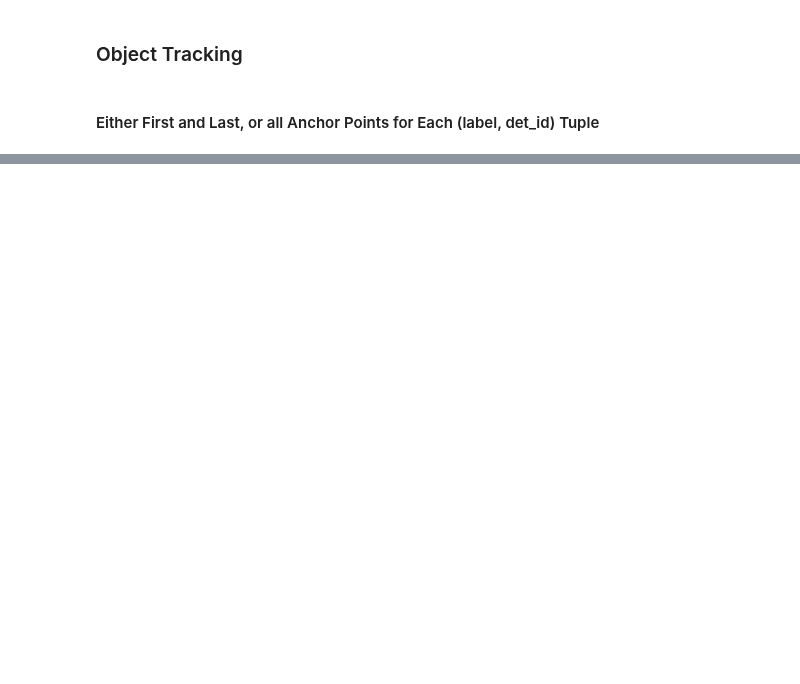
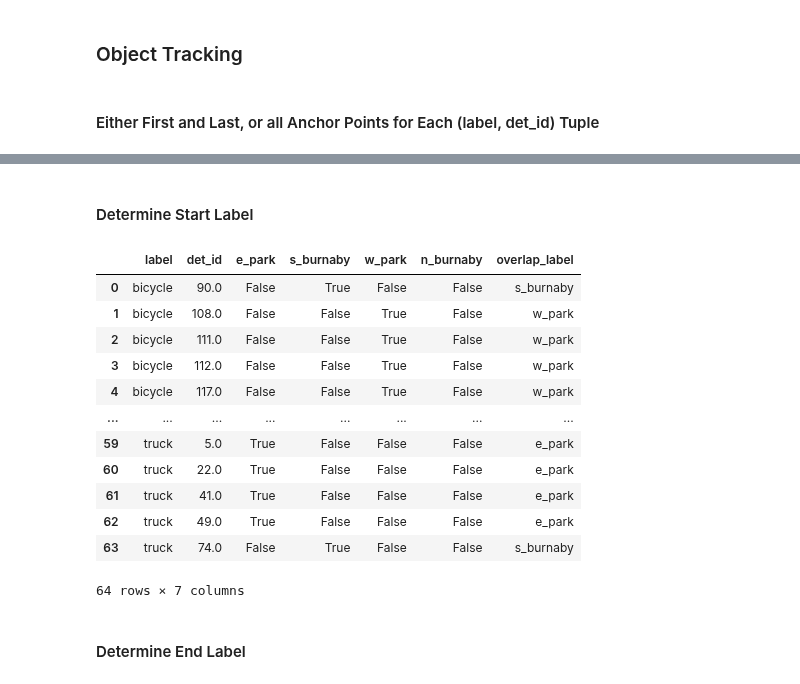
Before and after one commit to MEng-Team-Project/MEng-Team-Project-ML, a Jupyter notebook: notebooks/3. SQLite3 StrongSORT.ipynb, the cells around one changed output, grey strips where cells are left out. Saved outputs shown, nothing was run; the diff lists cells and outputs as text; code cells hidden in the pictures; blank space fills up the shorter version.

```diff
--- a/notebooks/3. SQLite3 StrongSORT.ipynb
+++ b/notebooks/3. SQLite3 StrongSORT.ipynb
@@ -186,0 +378,30 @@ route_dict
+# %% [markdown]
+#### Determine Start Label
+# %%
+import numpy as np
+
+def label_overlap(row):
+    for i in range(len(row)):
+        if row[i]:
+            return overlap_start_df.columns[2:][i]
+    return np.nan
+
+overlap_start_df['overlap_label'] = overlap_start_df.iloc[:, 2:].apply(label_overlap, axis=1)
+# %%
+overlap_start_df
+# %% [output]
+|  | label | det_id | e_park | s_burnaby | w_park | n_burnaby | overlap_label |
+| 0 | bicycle | 90.0 | False | True | False | False | s_burnaby |
+| 1 | bicycle | 108.0 | False | False | True | False | w_park |
+| 2 | bicycle | 111.0 | False | False | True | False | w_park |
+| 3 | bicycle | 112.0 | False | False | True | False | w_park |
+| 4 | bicycle | 117.0 | False | False | True | False | w_park |
+| ... | ... | ... | ... | ... | ... | ... | ... |
+| 59 | truck | 5.0 | True | False | False | False | e_park |
+| 60 | truck | 22.0 | True | False | False | False | e_park |
+| 61 | truck | 41.0 | True | False | False | False | e_park |
+| 62 | truck | 49.0 | True | False | False | False | e_park |
+| 63 | truck | 74.0 | False | True | False | False | s_burnaby |
+64 rows × 7 columns
+# %% [markdown]
+#### Determine End Label
```
Also changed, not shown: parts of 22 cells of this notebook, 2 other files.
